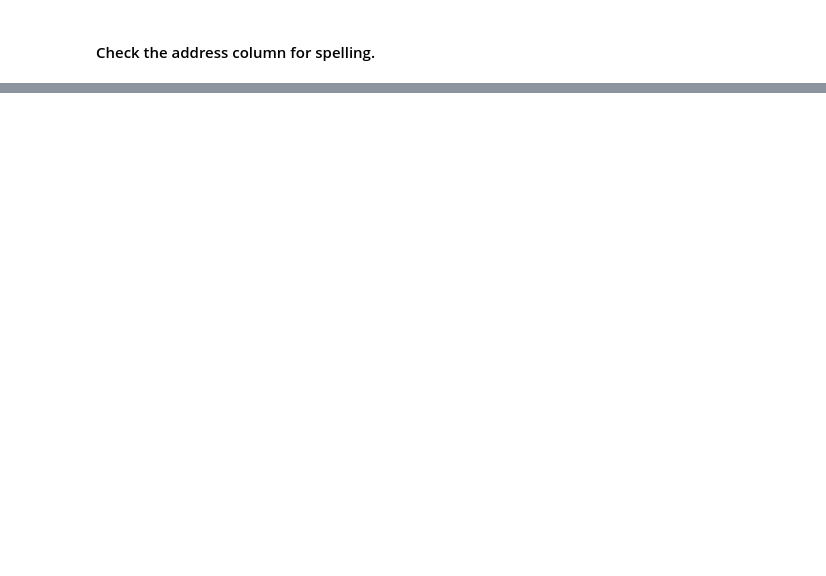
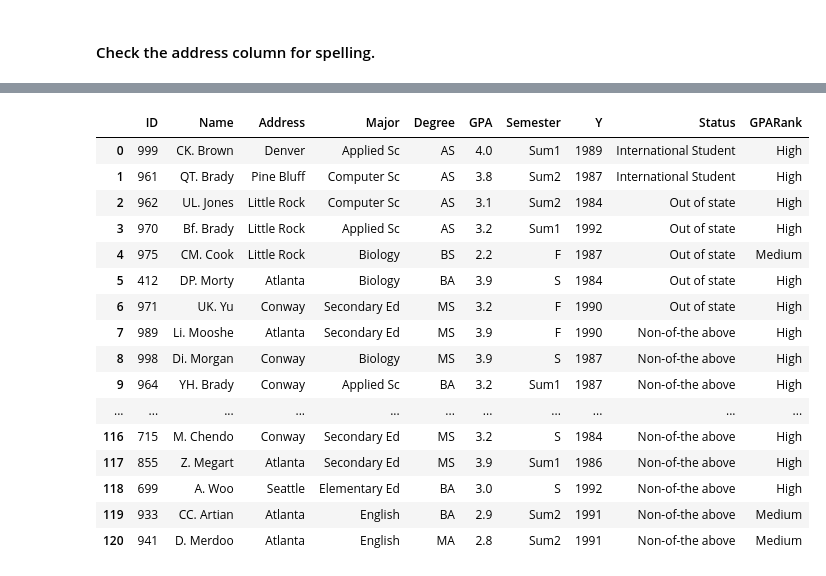
Before and after one commit to JoshuaFarara/DataWarehouse_ProjectReport, a Jupyter notebook: DataCleaningFinal.ipynb, the cells around one changed output, grey strips where cells are left out. Saved outputs shown, nothing was run; the diff lists cells and outputs as text; code cells hidden in the pictures; blank space fills up the shorter version.

```diff
--- a/DataCleaningFinal.ipynb
+++ b/DataCleaningFinal.ipynb
@@ -717,0 +803,3 @@ df1_2['Address_Match']
+# %%
+cleaned_9_9_df = pd.read_csv(r"C:\Users\User\Documents\School\FallGrad2023\DW\DataWarehouse_ProjectReport\data\cleaned_8_9_df.csv")
+cleaned_9_9_df
@@ -717,0 +824,11 @@ df1_2['Address_Match']
+# %%
+def rank_gpa(gpa):
+    if gpa >= 3:
+        return 'High'
+    elif gpa > 2:
+        return 'Medium'
+    else:
+        return 'Low'
+
+# Create the 'GPARank' column based on the 'GPA' column
+cleaned_9_9_df['GPARank'] = cleaned_9_9_df['GPA'].apply(rank_gpa)
@@ -717,0 +855,20 @@ df1_2['Address_Match']
+# %%
+cleaned_9_9_df
+# %% [output]
+|  | ID | Name | Address | Major | Degree | GPA | Semester | Y | Status | GPARank |
+| 0 | 999 | CK. Brown | Denver | Applied Sc | AS | 4.0 | Sum1 | 1989 | International Student | High |
+| 1 | 961 | QT. Brady | Pine Bluff | Computer Sc | AS | 3.8 | Sum2 | 1987 | International Student | High |
+| 2 | 962 | UL. Jones | Little Rock | Computer Sc | AS | 3.1 | Sum2 | 1984 | Out of state | High |
+| 3 | 970 | Bf. Brady | Little Rock | Applied Sc | AS | 3.2 | Sum1 | 1992 | Out of state | High |
+| 4 | 975 | CM. Cook | Little Rock | Biology | BS | 2.2 | F | 1987 | Out of state | Medium |
+| 5 | 412 | DP. Morty | Atlanta | Biology | BA | 3.9 | S | 1984 | Out of state | High |
+| 6 | 971 | UK. Yu | Conway | Secondary Ed | MS | 3.2 | F | 1990 | Out of state | High |
+| 7 | 989 | Li. Mooshe | Atlanta | Secondary Ed | MS | 3.9 | F | 1990 | Non-of-the above | High |
+| 8 | 998 | Di. Morgan | Conway | Biology | MS | 3.9 | S | 1987 | Non-of-the above | High |
+| 9 | 964 | YH. Brady | Conway | Applied Sc | BA | 3.2 | Sum1 | 1987 | Non-of-the above | High |
+| ... | ... | ... | ... | ... | ... | ... | ... | ... | ... | ... |
+| 116 | 715 | M. Chendo | Conway | Secondary Ed | MS | 3.2 | S | 1984 | Non-of-the above | High |
+| 117 | 855 | Z. Megart | Atlanta | Secondary Ed | MS | 3.9 | Sum1 | 1986 | Non-of-the above | High |
+| 118 | 699 | A. Woo | Seattle | Elementary Ed | BA | 3.0 | S | 1992 | Non-of-the above | High |
+| 119 | 933 | CC. Artian | Atlanta | English | BA | 2.9 | Sum2 | 1991 | Non-of-the above | Medium |
+| 120 | 941 | D. Merdoo | Atlanta | English | MA | 2.8 | Sum2 | 1991 | Non-of-the above | Medium |
```
Also changed, not shown: parts of 29 cells of this notebook, 4 other files.
